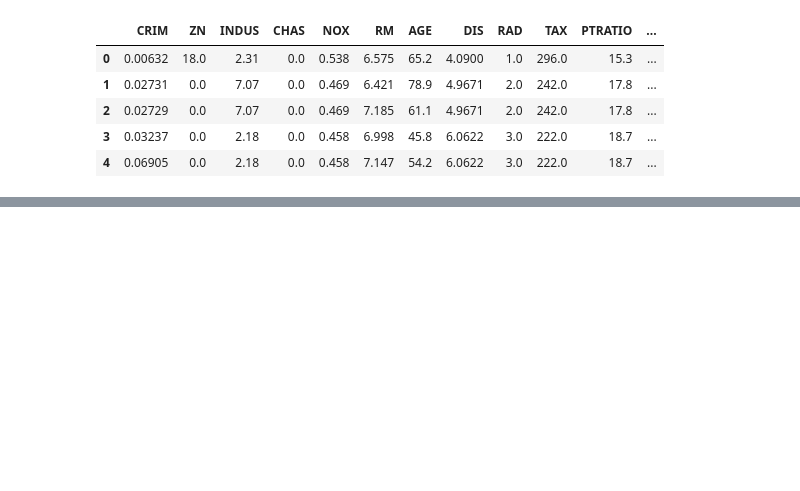
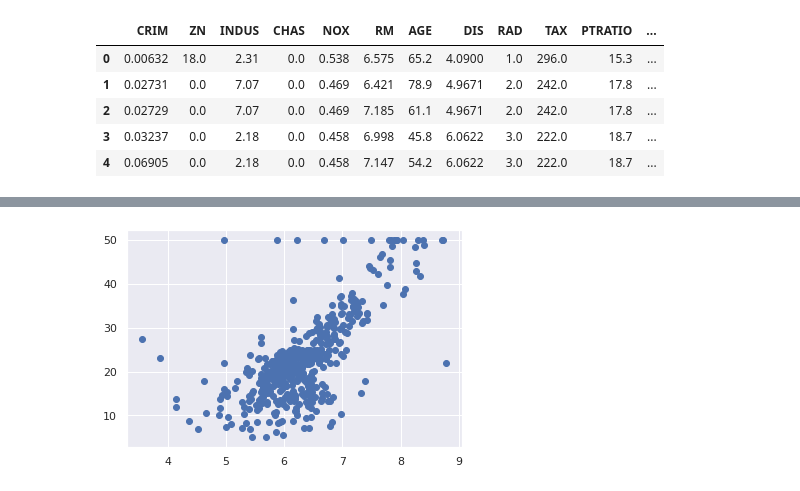
Before and after one commit to arfaz26/Boston-Housing, a Jupyter notebook: boston_housing.ipynb, the cells around one changed output, grey strips where cells are left out. Cells and saved outputs as stored; diff of their text form; code cells hidden in the pictures; blank space fills up the shorter version.

```diff
--- a/boston_housing.ipynb
+++ b/boston_housing.ipynb
@@ -21,0 +98,7 @@ boston_df.head(5)
+# %%
+x=boston_df['RM']
+y=boston_df['MEDV']
+plt.scatter(x,y)
+plt.show()
+# %% [output]
+[figure, added]
```
Also changed, not shown: parts of 15 cells of this notebook.
